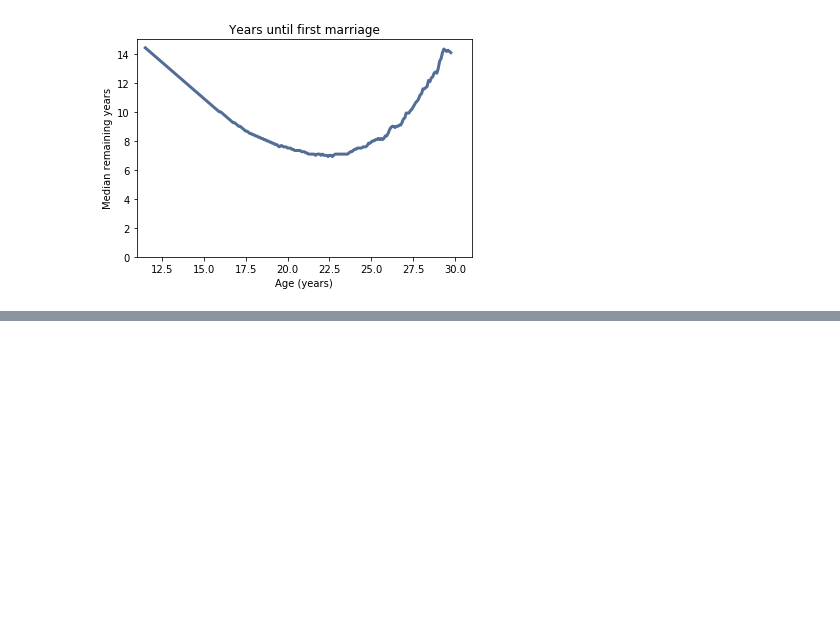
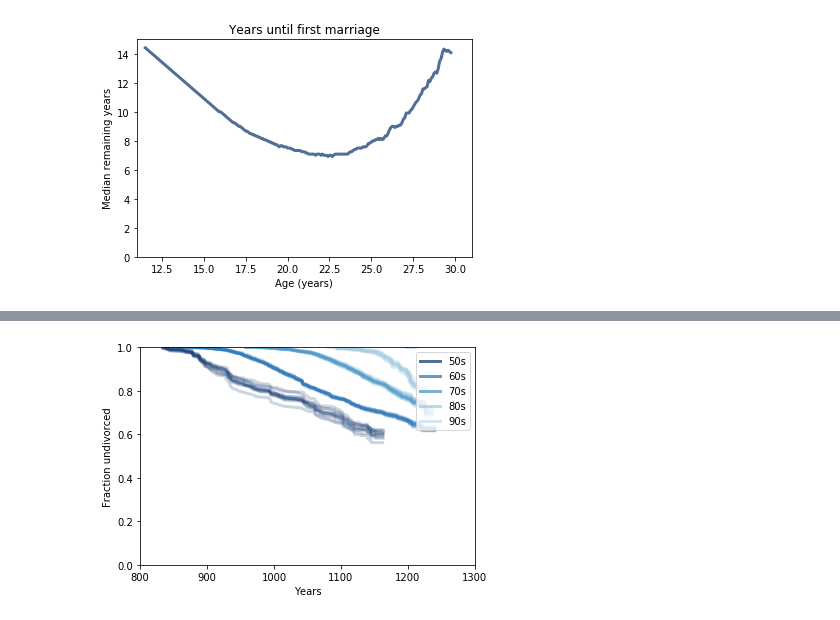
Before and after one commit to Svensone/ThinkStats2-Study, a Jupyter notebook: code/1. Ch. 13 Survival Analysis.ipynb, the cells around one changed output, grey strips where cells are left out. Cells and saved outputs as stored; diff of their text form; code cells hidden in the pictures; blank space fills up the shorter version.

```diff
--- a/code/1. Ch. 13 Survival Analysis.ipynb
+++ b/code/1. Ch. 13 Survival Analysis.ipynb
@@ -330,0 +424,43 @@ thinkplot.Config(title='Years until first marriage',
+# %%
+# 7. GROUP by Decade
+
+
+def PlotResampledByDecade(resps, iters=11, predict_flag=False, omit=None):
+    """Plots survival curves for resampled data.
+
+    resps: list of DataFrames
+    iters: number of resamples to plot
+    predict_flag: whether to also plot predictions
+    """
+
+    # Resample the data with weights
+    for i in range(iters):
+        samples = [thinkstats2.ResampleRowsWeighted(resp)
+                   for resp in resps]
+        sample = pd.concat(samples, ignore_index=True)
+
+        #relabeled the column with 'decadeNew'
+        groups = sample.groupby('decadeNew')
+
+        if i == 0:
+            AddLabelsByDecade(groups, alpha=0.7)
+
+        EstimateDivorceSurvivalByDecade(groups, alpha=0.2)
+
+    thinkplot.Config(xlabel='Years',
+                     ylabel='Fraction undivorced',
+                     axis=[800, 1300, 0, 1])
+
+def EstimateDivorceSurvivalByDecade(groups, **options):
+    """Groups respondents by decade and plots survival curves.
+
+    groups: GroupBy object
+    """
+    thinkplot.PrePlot(len(groups))
+    for _, group in groups:
+        _, sf = EstimateDivorceSurvival(group)
+        thinkplot.Plot(sf, **options)
+# %%
+PlotResampledByDecade([married6, married7])
+# %% [output]
+[figure, added]
```
Also changed, not shown: parts of 8 cells of this notebook.
